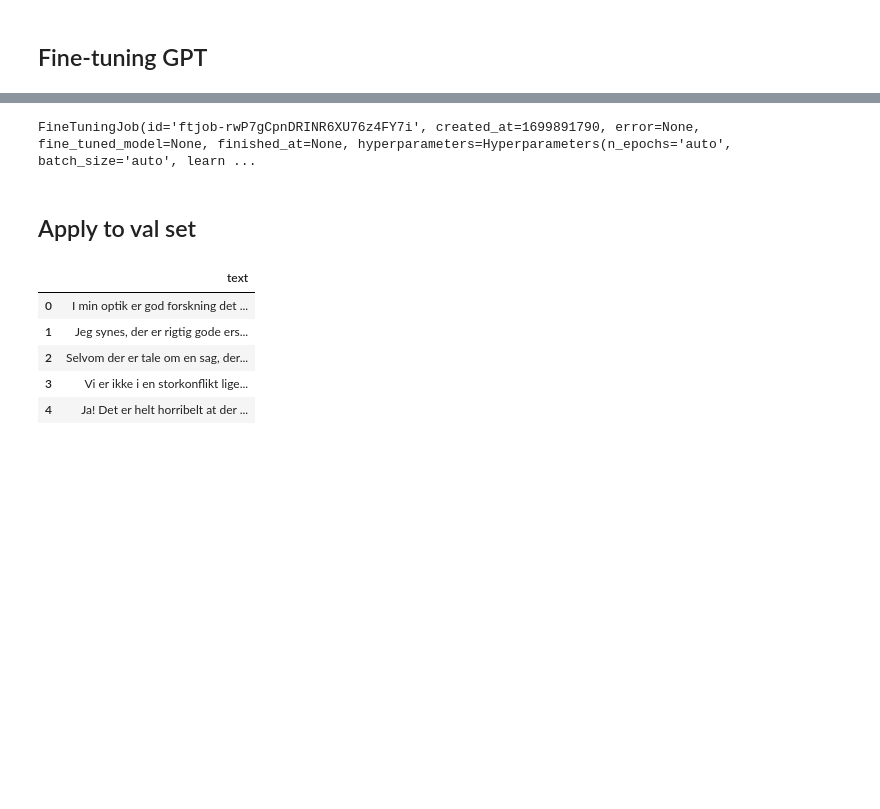
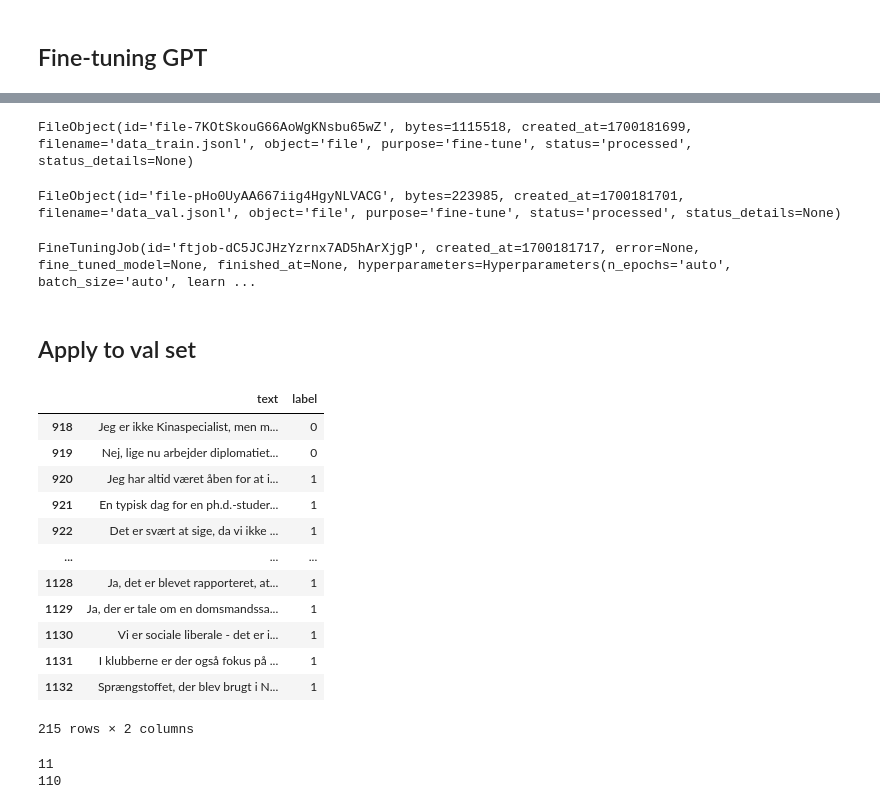
Before and after one commit to adriansousapoza/DMIAI-2023, a Jupyter notebook: aiText/ai_for_detection.ipynb, the cells around one changed output, grey strips where cells are left out. Drawn from its saved outputs; the diff is of its cells as text; code cells hidden in the pictures; blank space fills up the shorter version.

```diff
--- a/aiText/ai_for_detection.ipynb
+++ b/aiText/ai_for_detection.ipynb
@@ -133,2 +261,10 @@ pred_clean
+# %%
+data = pd.read_csv('data/final_training_data.csv', index_col=0)
+data['label'] = data['label'].astype(str)
+data['text'] = data['text'].astype(str)
+
+data_val = pd.read_csv('data/final_validation_data.csv', index_col=0)
+data_val['label'] = data_val['label'].astype(str)
+data_val['text'] = data_val['text'].astype(str)
 # %% [markdown]
 ## Fine-tuning GPT
@@ -251,24 +336,61 @@ FileObject(id='file-BIu87zRI6FM0pZT1X5O4fU8t', bytes=882964, created_at=16998917
+# %%
+# Upload to OpenAI
+from openai import OpenAI
+client = OpenAI()
+
+client.files.create(
+    file=open("data_train.jsonl", "rb"),
+    purpose="fine-tune"
+)
+# %% [output]
+FileObject(id='file-7KOtSkouG66AoWgKNsbu65wZ', bytes=1115518, created_at=1700181699, filename='data_train.jsonl', object='file', purpose='fine-tune', status='processed', status_details=None)
+# %%
+client.files.create(
+    file=open("data_val.jsonl", "rb"),
+    purpose="fine-tune"
+)
+# %% [output]
+FileObject(id='file-pHo0UyAA667iig4HgyNLVACG', bytes=223985, created_at=1700181701, filename='data_val.jsonl', object='file', purpose='fine-tune', status='processed', status_details=None)
 # %%
-# from openai import OpenAI
-# client = OpenAI()
+from openai import OpenAI
+client = OpenAI()
 
-# client.fine_tuning.jobs.create(
-#   training_file="file-BIu87zRI6FM0pZT1X5O4fU8t",
-#     model="gpt-3.5-turbo-1106",
-# )
+client.fine_tuning.jobs.create(
+  training_file="file-7KOtSkouG66AoWgKNsbu65wZ",
+  validation_file="file-pHo0UyAA667iig4HgyNLVACG",
+    model="gpt-3.5-turbo-1106",
+)
 # %% [output]
-FineTuningJob(id='ftjob-rwP7gCpnDRINR6XU76z4FY7i', created_at=1699891790, error=None, fine_tuned_model=None, finished_at=None, hyperparameters=Hyperparameters(n_epochs='auto', batch_size='auto', learn ...
+FineTuningJob(id='ftjob-dC5JCJHzYzrnx7AD5hArXjgP', created_at=1700181717, error=None, fine_tuned_model=None, finished_at=None, hyperparameters=Hyperparameters(n_epochs='auto', batch_size='auto', learn ...
 # %% [markdown]
 ## Apply to val set
-# %%
-df = pd.read_csv('data/val.csv')
-df.head()
-# %% [output]
-|  | text |
-| 0 | I min optik er god forskning det ... |
-| 1 | Jeg synes, der er rigtig gode ers... |
-| 2 | Selvom der er tale om en sag, der... |
-| 3 | Vi er ikke i en storkonflikt lige... |
-| 4 | Ja! Det er helt horribelt at der ... |
+# %%
+data_val
+# %% [output]
+|  | text | label |
+| 918 | Jeg er ikke Kinaspecialist, men m... | 0 |
+| 919 | Nej, lige nu arbejder diplomatiet... | 0 |
+| 920 | Jeg har altid været åben for at i... | 1 |
+| 921 | En typisk dag for en ph.d.-studer... | 1 |
+| 922 | Det er svært at sige, da vi ikke ... | 1 |
+| ... | ... | ... |
+| 1128 | Ja, det er blevet rapporteret, at... | 1 |
+| 1129 | Ja, der er tale om en domsmandssa... | 1 |
+| 1130 | Vi er sociale liberale - det er i... | 1 |
+| 1131 | I klubberne er der også fokus på ... | 1 |
+| 1132 | Sprængstoffet, der blev brugt i N... | 1 |
+215 rows × 2 columns
+# %%
+text_batches_val = []
+batch_size = 20
+for i in range(0, len(data_val), 20):
+    text_batches_val.append(data_val['text'].values.tolist()[i:i+batch_size])
+
+print(len(text_batches_val))
+text_batches_val = text_batches_val*10
+print(len(text_batches_val))
+# %% [output]
+11
+110
 # %%
 # use fine-tuned model
```
Also changed, not shown: parts of 12 cells of this notebook, 3 other files.
